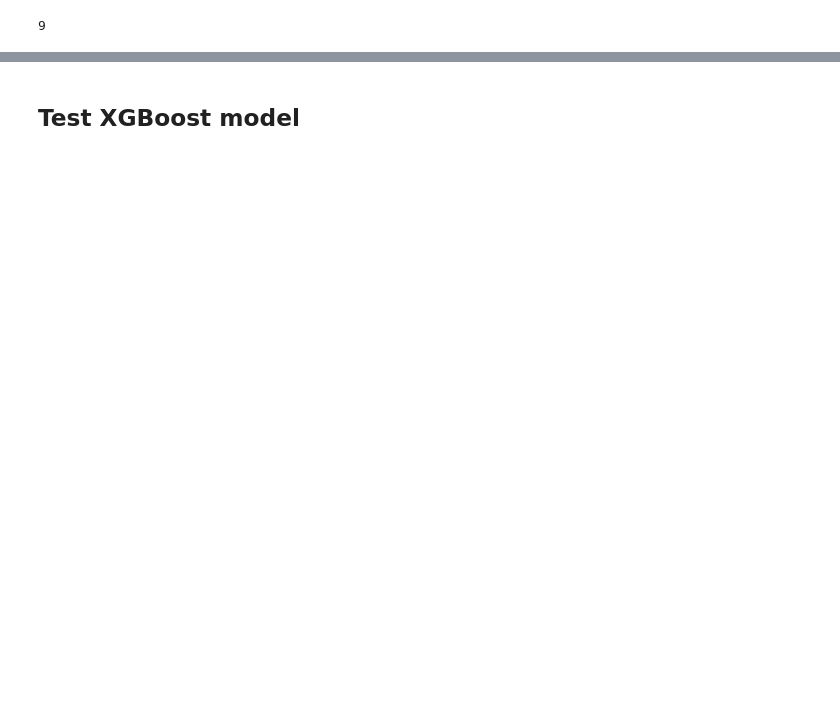
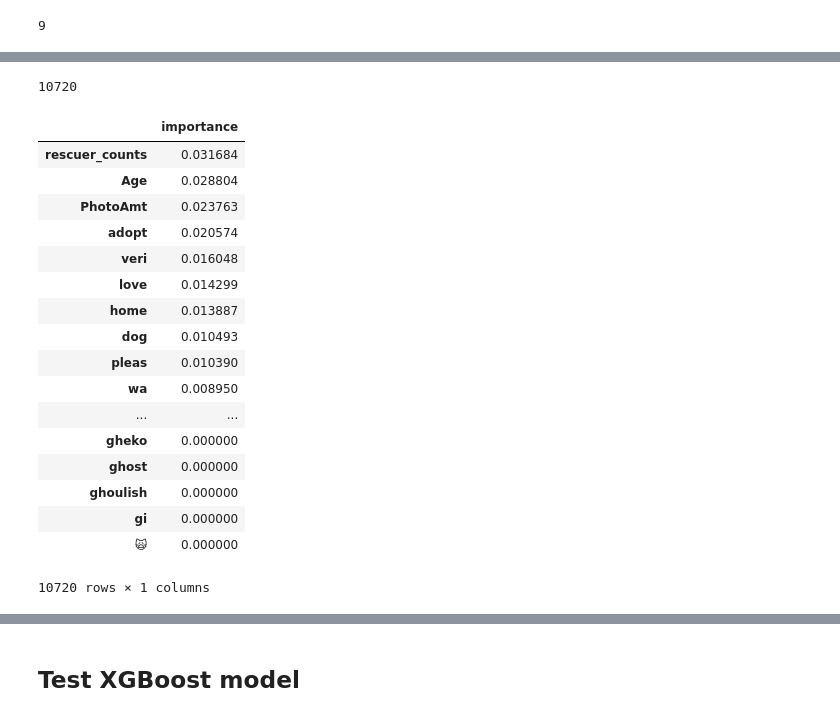
Before and after one commit to rick-62/Kaggle_PetFinder, a Jupyter notebook: model-0-10-Description.ipynb, the cells around one changed output, grey strips where cells are left out. Saved outputs shown, nothing was run; the diff lists cells and outputs as text; code cells hidden in the pictures; blank space fills up the shorter version.

Commit message:
Explore important features after extracting Tfidf description features

```diff
--- a/model-0-10-Description.ipynb
+++ b/model-0-10-Description.ipynb
@@ -305,0 +384,9 @@ IndexError: Indexing with sparse matrices is not supported except boolean indexi
+# %%
+# split all data into test and training
+mask_test = np.where(X_all['test'] == 1)[0]
+mask_train = np.where(X_all['test'] == 0)[0]
+X_train_sparse = X_sparse_inc_desc[mask_train]
+X_test_sparse  = X_sparse_inc_desc[mask_test]
+# %%
+# scores are very much the same as using dataframe
+scores, feature_importances = cv_testing_sparse(X_train_all=X_train_sparse, folds=10, params=params)
@@ -305,0 +433,32 @@ IndexError: Indexing with sparse matrices is not supported except boolean indexi
+# %%
+# Combine labels from original features and tfidf features
+labels = list(X_all.drop(columns=['test']).columns) + features
+len(labels)
+# %% [output]
+10720
+# %%
+# Create dataframe combining labels with importance and ordering in ascending order
+importance_df = pd.DataFrame(feature_importances,
+                             index = labels,
+                             columns=['importance']).sort_values('importance', ascending=False)
+# %%
+importance_df
+# %% [output]
+|  | importance |
+| rescuer_counts | 0.031684 |
+| Age | 0.028804 |
+| PhotoAmt | 0.023763 |
+| adopt | 0.020574 |
+| veri | 0.016048 |
+| love | 0.014299 |
+| home | 0.013887 |
+| dog | 0.010493 |
+| pleas | 0.010390 |
+| wa | 0.008950 |
+| ... | ... |
+| gheko | 0.000000 |
+| ghost | 0.000000 |
+| ghoulish | 0.000000 |
+| gi | 0.000000 |
+| 🙀 | 0.000000 |
+10720 rows × 1 columns
```
Also changed, not shown: parts of 22 cells of this notebook.
